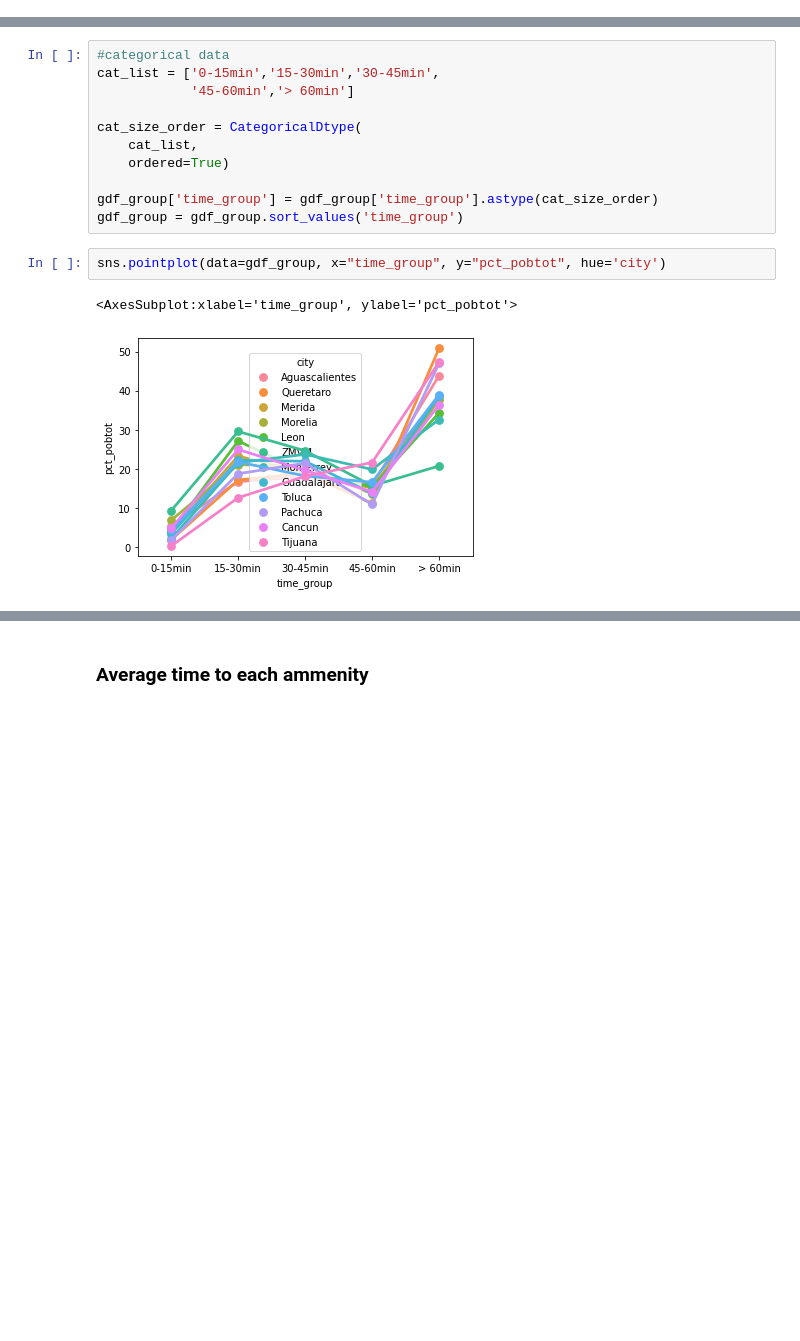
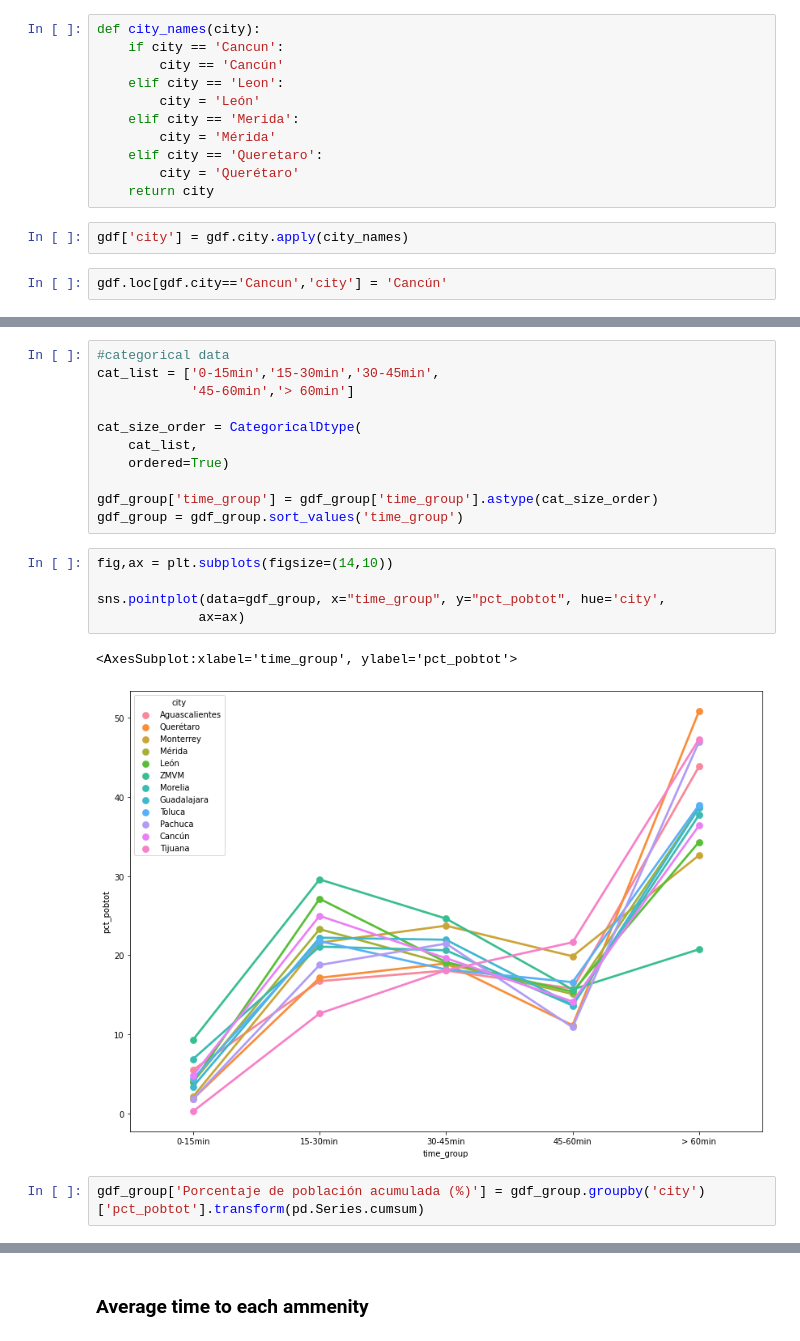
Before and after one commit to Observatorio-Ciudades/accesibilidad-urbana, a Jupyter notebook: notebooks/15_min_city/14-General-data-analysis.ipynb, the cells around one changed output, grey strips where cells are left out. Saved outputs shown, nothing was run; the diff lists cells and outputs as text; blank space fills up the shorter version.

Commit message:
Figures for intersecciones article

```diff
--- a/notebooks/15_min_city/14-General-data-analysis.ipynb
+++ b/notebooks/15_min_city/14-General-data-analysis.ipynb
@@ -57,3 +59,18 @@ gdf.head(2)
+# %%
+def city_names(city):
+    if city == 'Cancun':
+        city == 'Cancún'
+    elif city == 'Leon':
+        city = 'León'
+    elif city == 'Merida':
+        city = 'Mérida'
+    elif city == 'Queretaro':
+        city = 'Querétaro'
+    return city
+# %%
+gdf['city'] = gdf.city.apply(city_names)
+# %%
+gdf.loc[gdf.city=='Cancun','city'] = 'Cancún'
 # %% [markdown]
 ## Data analysis
 # %% [markdown]
@@ -168,7 +232,12 @@ cat_size_order = CategoricalDtype(
 gdf_group['time_group'] = gdf_group['time_group'].astype(cat_size_order)
 gdf_group = gdf_group.sort_values('time_group')
 # %%
-sns.pointplot(data=gdf_group, x="time_group", y="pct_pobtot", hue='city')
+fig,ax = plt.subplots(figsize=(14,10))
+
+sns.pointplot(data=gdf_group, x="time_group", y="pct_pobtot", hue='city',
+             ax=ax)
 # %% [output]
 <AxesSubplot:xlabel='time_group', ylabel='pct_pobtot'>
-[figure, old version]
+[figure, new version]
+# %%
+gdf_group['Porcentaje de población acumulada (%)'] = gdf_group.groupby('city')['pct_pobtot'].transform(pd.Series.cumsum)
```
Also changed, not shown: parts of 27 cells of this notebook.
